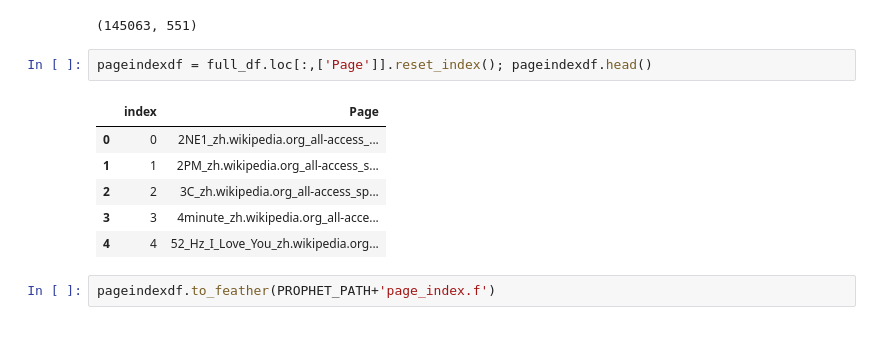
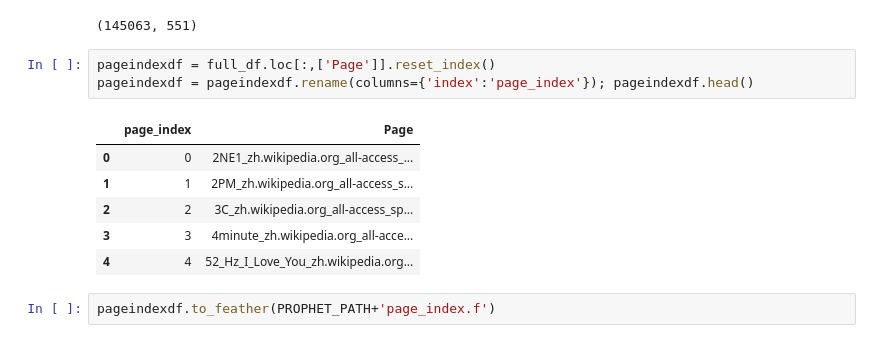
Before and after one commit to DBCerigo/kaggle-wiki, a Jupyter notebook: dbc/Prophet0-make-inital-dfs.ipynb, the cells around one changed output. Cells and saved outputs as stored; diff of their text form.

```diff
--- a/dbc/Prophet0-make-inital-dfs.ipynb
+++ b/dbc/Prophet0-make-inital-dfs.ipynb
@@ -29,9 +31,10 @@ full_df.shape #days between dates is 550 so right
 # %% [output]
 (145063, 551)
 # %%
-pageindexdf = full_df.loc[:,['Page']].reset_index(); pageindexdf.head()
+pageindexdf = full_df.loc[:,['Page']].reset_index()
+pageindexdf = pageindexdf.rename(columns={'index':'page_index'}); pageindexdf.head()
 # %% [output]
-|  | index | Page |
+|  | page_index | Page |
 | 0 | 0 | 2NE1_zh.wikipedia.org_all-access_... |
 | 1 | 1 | 2PM_zh.wikipedia.org_all-access_s... |
 | 2 | 2 | 3C_zh.wikipedia.org_all-access_sp... |
```
Also changed, not shown: parts of 3 cells of this notebook, 2 other files.
